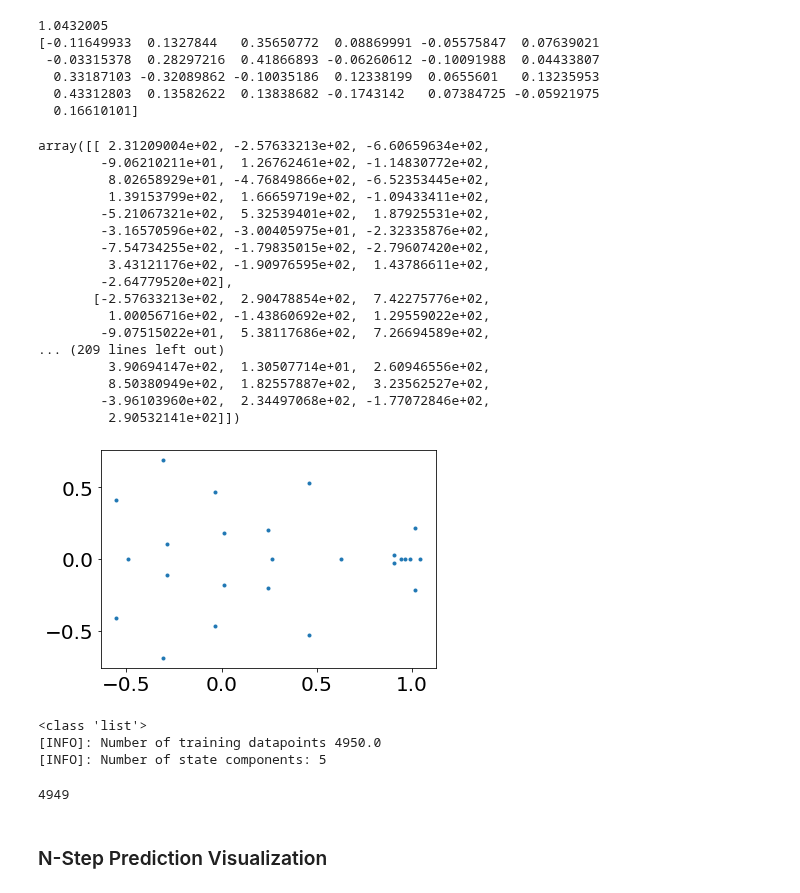
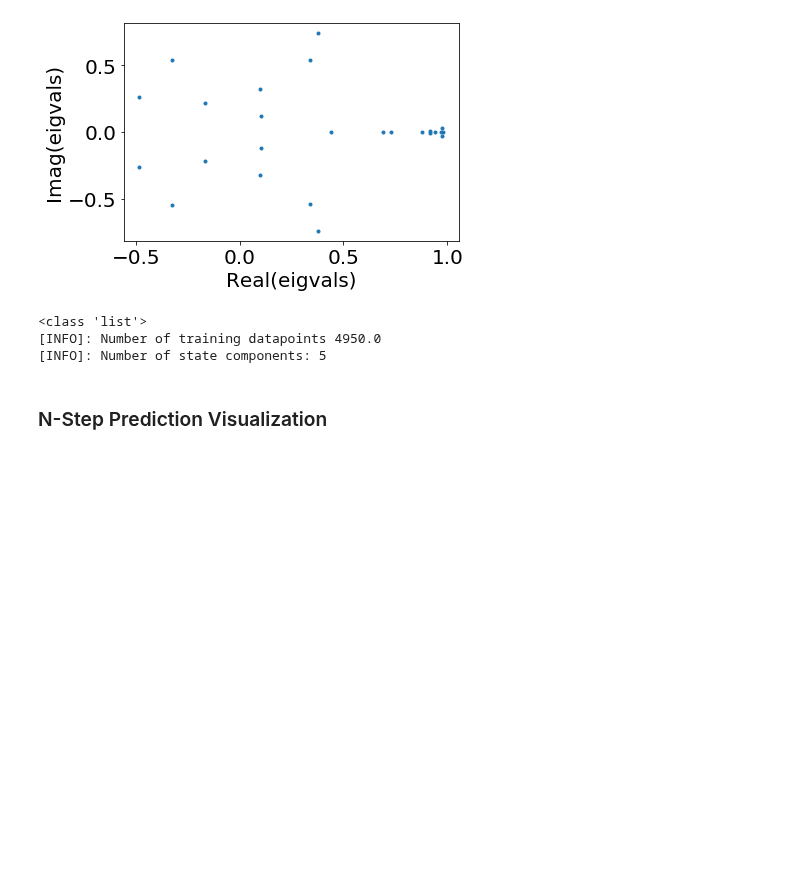
Before and after one commit to YeungRepo/darpa-sd2, a Jupyter notebook: deepDMD/Gen_Pred_Plots.ipynb, the cells around one changed output. Cells and saved outputs as stored; diff of their text form; code cells hidden in the pictures; blank space fills up the shorter version.

Commit message:
Aqib's minor edits to plotting style in Gen_Pred_Plots.ipynb

```diff
--- a/deepDMD/Gen_Pred_Plots.ipynb
+++ b/deepDMD/Gen_Pred_Plots.ipynb
@@ -126,39 +110,19 @@ array([[-0.02369508+0.04208969j, -0.02369508-0.04208969j,
 # %%
 [d,v] = np.linalg.eig(Kx_num)
-print(np.max(np.abs(d)))
-print(np.real(v[:,np.argmax(np.abs(d))]))
+# print(np.max(np.abs(d)))
+# print(np.real(v[:,np.argmax(np.abs(d))]))
 
-plt.plot(np.real(d),np.imag(d),'.')
+plt.figure();
+plt.plot(np.real(d),np.imag(d),'.');
+plt.xlabel('Real(eigvals)')
+plt.ylabel('Imag(eigvals)')
 
 import control
 
 sys = control.ss(Kx_num,B,np.eye(Kx_num.shape[0]),np.zeros( ( A.shape[0],B.shape[1]) ))
-control.dlyap(Kx_num,np.dot(B,B.T))
+# control.dlyap(Kx_num,np.dot(B,B.T))
 # %% [output]
-1.0432005
-[-0.11649933  0.1327844   0.35650772  0.08869991 -0.05575847  0.07639021
- -0.03315378  0.28297216  0.41866893 -0.06260612 -0.10091988  0.04433807
-  0.33187103 -0.32089862 -0.10035186  0.12338199  0.0655601   0.13235953
-  0.43312803  0.13582622  0.13838682 -0.1743142   0.07384725 -0.05921975
-  0.16610101]
-array([[ 2.31209004e+02, -2.57633213e+02, -6.60659634e+02,
-        -9.06210211e+01,  1.26762461e+02, -1.14830772e+02,
-         8.02658929e+01, -4.76849866e+02, -6.52353445e+02,
-         1.39153799e+02,  1.66659719e+02, -1.09433411e+02,
-        -5.21067321e+02,  5.32539401e+02,  1.87925531e+02,
-        -3.16570596e+02, -3.00405975e+01, -2.32335876e+02,
-        -7.54734255e+02, -1.79835015e+02, -2.79607420e+02,
-         3.43121176e+02, -1.90976595e+02,  1.43786611e+02,
-        -2.64779520e+02],
-       [-2.57633213e+02,  2.90478854e+02,  7.42275776e+02,
-         1.00056716e+02, -1.43860692e+02,  1.29559022e+02,
-        -9.07515022e+01,  5.38117686e+02,  7.26694589e+02,
-... (209 lines left out)
-         3.90694147e+02,  1.30507714e+01,  2.60946556e+02,
-         8.50380949e+02,  1.82557887e+02,  3.23562527e+02,
-        -3.96103960e+02,  2.34497068e+02, -1.77072846e+02,
-         2.90532141e+02]])
-[figure, old version]
+[figure, new version]
 # %%
 data_directory = 'koopman_data/'
 data_suffix = 'incoherent_ff_loop.pickle';
@@ -184,11 +148,6 @@ if with_control:
 <class 'list'>
 [INFO]: Number of training datapoints 4950.0
 [INFO]: Number of state components: 5
-# %%
-u_control_all_training.shape
-n_points_pred
-# %% [output]
-4949
 # %% [markdown]
 ###  N-Step Prediction Visualization ###
 # %%
```
Also changed, not shown: parts of 4 cells of this notebook, 11 other files.
